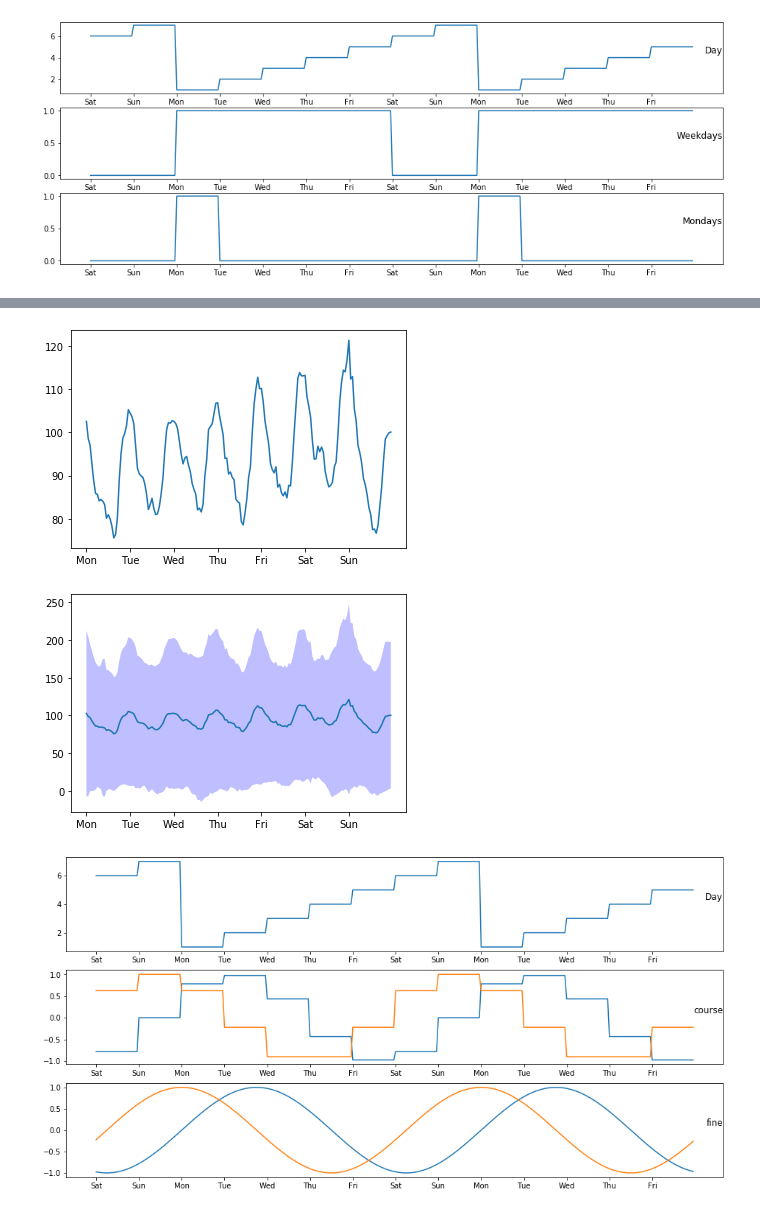
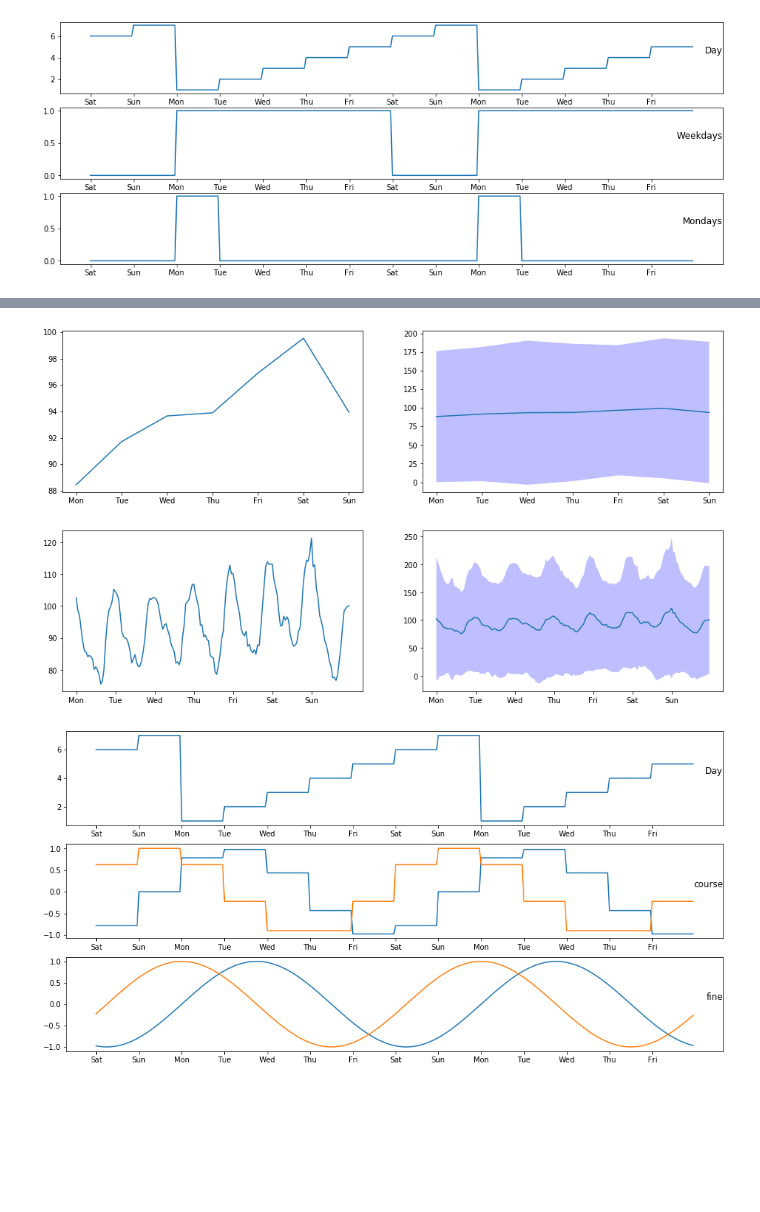
Before and after one commit to gartangh/Deep-Learning-Labs, a Jupyter notebook: Lab 4/Third_graded_assignment_data_preprocessing.ipynb, the cells around one changed output, grey strips where cells are left out. Cells and saved outputs as stored; diff of their text form; code cells hidden in the pictures; blank space fills up the shorter version.

Commit message:
made notebook more clear and added figures for pollution during seasons

```diff
--- a/Lab 4/Third_graded_assignment_data_preprocessing.ipynb
+++ b/Lab 4/Third_graded_assignment_data_preprocessing.ipynb
@@ -219,16 +291,3 @@ plt.title('Mondays', y=0.5, loc='right')
 plt.show()
 # %% [output]
 [figure]
-# %%
-# statistical data for day of the week
-avgs = np.zeros((7))
-stds = np.zeros((7))
-for i in range(1,8):
-  pollution_by_day = np.array(values[day_of_week==i,4], dtype=float)
-  avgs[i-1] = np.average(pollution_by_day)
-  stds[i-1] = np.std(pollution_by_day)
-
-t = np.arange(7)
-plt.plot(avgs)
-plt.xticks(t, ('Mon', 'Tue', 'Wed', 'Thu', 'Fri', 'Sat', 'Sun'))
-plt.show()
@@ -237,25 +294,49 @@ plt.show()
 # %%
+# statistical data per week
+# statistical data for day of the week
+# tranformation for day of the week is already given before
+
+avgs = np.zeros((7))
+stds = np.zeros((7))
+for i in range(1,7+1):
+  pollution_by_day_of_week = np.array(values[day_of_week==i,4], dtype=float)
+  avgs[i-1] = np.average(pollution_by_day_of_week)
+  stds[i-1] = np.std(pollution_by_day_of_week)
+
+t = np.arange(7)
+plt.figure(figsize=(16,4))
+plt.subplot(1,2,1)
+plt.plot(avgs)
+plt.xticks(t, ('Mon', 'Tue', 'Wed', 'Thu', 'Fri', 'Sat', 'Sun'))
+plt.subplot(1,2,2)
+plt.plot(avgs)
+plt.fill_between(t, avgs+stds, avgs-stds, facecolor='blue', alpha=0.25)
+plt.xticks(t, ('Mon', 'Tue', 'Wed', 'Thu', 'Fri', 'Sat', 'Sun'))
+plt.show()
+
 # statistical data for hour of the week
 hour_of_week = (day_of_week - 1)*24 + values[:,3]
+
 avgs = np.zeros((168))
 stds = np.zeros((168))
 for i in range(168):
   pollution_by_hour_of_week = np.array(values[hour_of_week==i,4], dtype=float)
   avgs[i-1] = np.average(pollution_by_hour_of_week)
   stds[i-1] = np.std(pollution_by_hour_of_week)
 
+t = np.arange(168, step=24)
+plt.figure(figsize=(16,4))
+plt.subplot(1,2,1)
 plt.plot(avgs)
-plt.xticks(np.arange(168, step=24), ('Mon', 'Tue', 'Wed', 'Thu', 'Fri', 'Sat', 'Sun'))
+plt.xticks(t, ('Mon', 'Tue', 'Wed', 'Thu', 'Fri', 'Sat', 'Sun'))
+plt.subplot(1,2,2)
+plt.plot(avgs)
+plt.fill_between(np.arange(168), avgs+stds, avgs-stds, facecolor='blue', alpha=0.25)
+plt.xticks(t, ('Mon', 'Tue', 'Wed', 'Thu', 'Fri', 'Sat', 'Sun'))
 plt.show()
-
-t = np.arange(168)
-plt.plot(avgs)
-plt.fill_between(t, avgs+stds, avgs-stds, facecolor='blue', alpha=0.25)
-plt.xticks(np.arange(168, step=24), ('Mon', 'Tue', 'Wed', 'Thu', 'Fri', 'Sat', 'Sun'))
-plt.show()
 # %% [output]
-[figure, old version]
+[figure, new version]
-[figure, old version]
+[figure, new version]
 # %%
 # Translating periodic discrete features into sines and cosines
 day_of_weekp = day_of_week*2.0*np.pi/7.0
```
Also changed, not shown: parts of 14 cells of this notebook, 6 other files.
